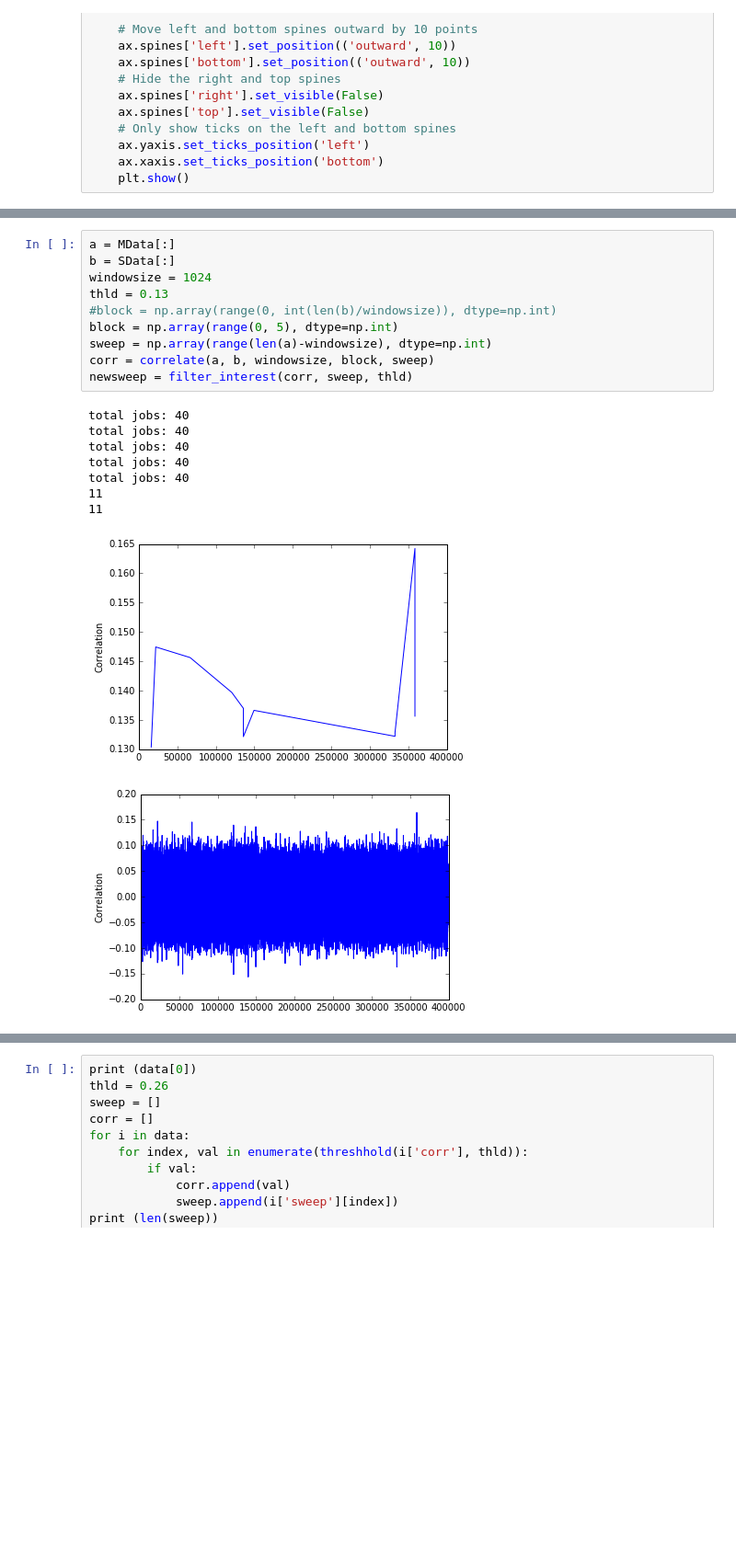
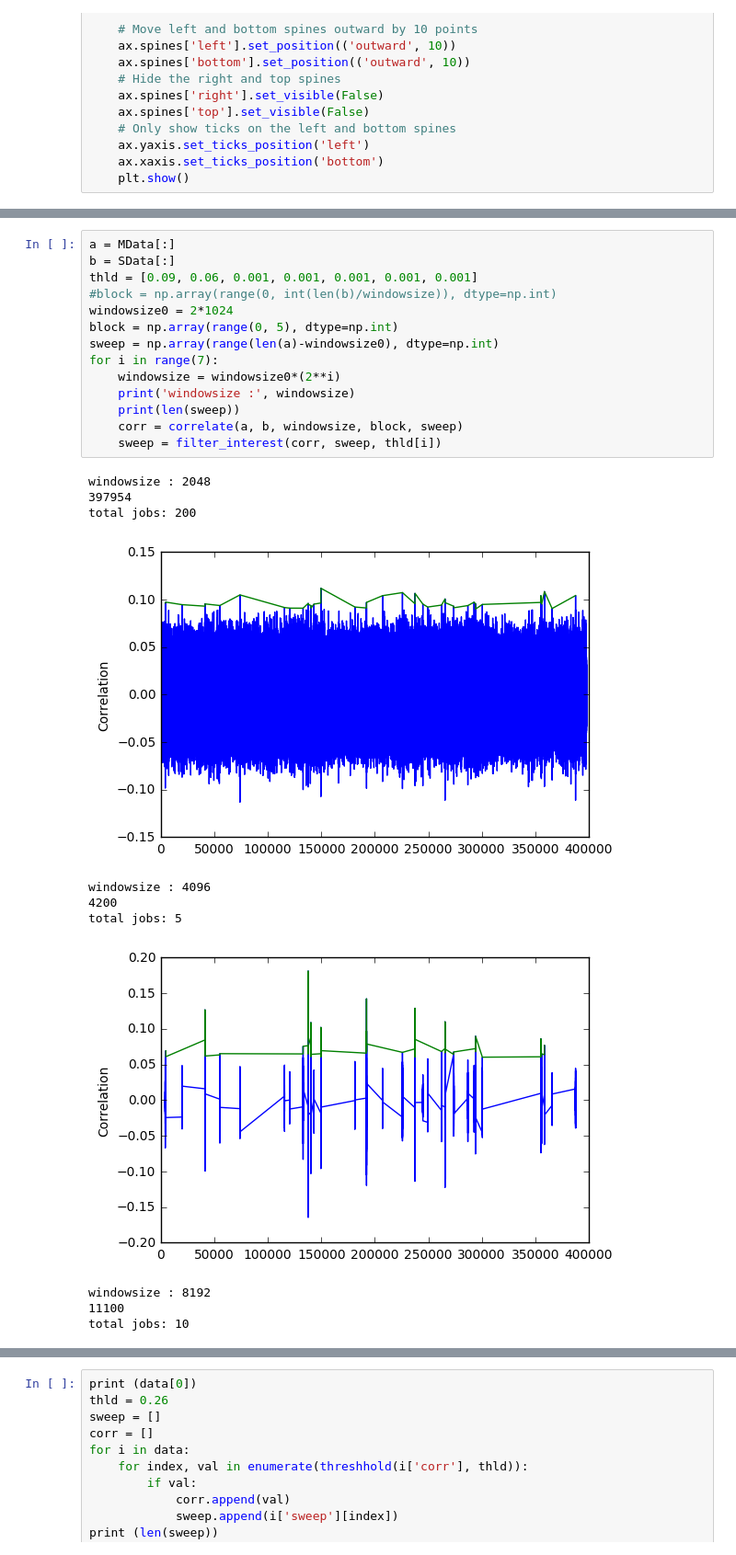
Before and after one commit to abhisheietk/correlate, a Jupyter notebook: Untitled4.ipynb, the cells around one changed output, grey strips where cells are left out. Shown: that part at 92% size. Drawn from its saved outputs; the diff is of its cells as text; blank space fills up the shorter version.

```diff
--- a/Untitled4.ipynb
+++ b/Untitled4.ipynb
@@ -134,20 +140,26 @@ def filter_interest(corr, sweep, thld):
 # %%
 a = MData[:]
 b = SData[:]
-windowsize = 1024
-thld = 0.13
+thld = [0.09, 0.06, 0.001, 0.001, 0.001, 0.001, 0.001]
 #block = np.array(range(0, int(len(b)/windowsize)), dtype=np.int)
+windowsize0 = 2*1024
 block = np.array(range(0, 5), dtype=np.int)
-sweep = np.array(range(len(a)-windowsize), dtype=np.int)
-corr = correlate(a, b, windowsize, block, sweep)
-newsweep = filter_interest(corr, sweep, thld)
+sweep = np.array(range(len(a)-windowsize0), dtype=np.int)
+for i in range(7):
+    windowsize = windowsize0*(2**i)
+    print('windowsize :', windowsize)
+    print(len(sweep))
+    corr = correlate(a, b, windowsize, block, sweep)
+    sweep = filter_interest(corr, sweep, thld[i])
 # %% [output]
-total jobs: 40
-total jobs: 40
-total jobs: 40
-total jobs: 40
-total jobs: 40
-11
-11
+windowsize : 2048
+397954
+total jobs: 200
-[figure, old version]
+[figure, new version]
+windowsize : 4096
+4200
+total jobs: 5
-[figure, old version]
+[figure, new version]
+windowsize : 8192
+11100
+total jobs: 10
```
Also changed, not shown: parts of 4 cells of this notebook.
